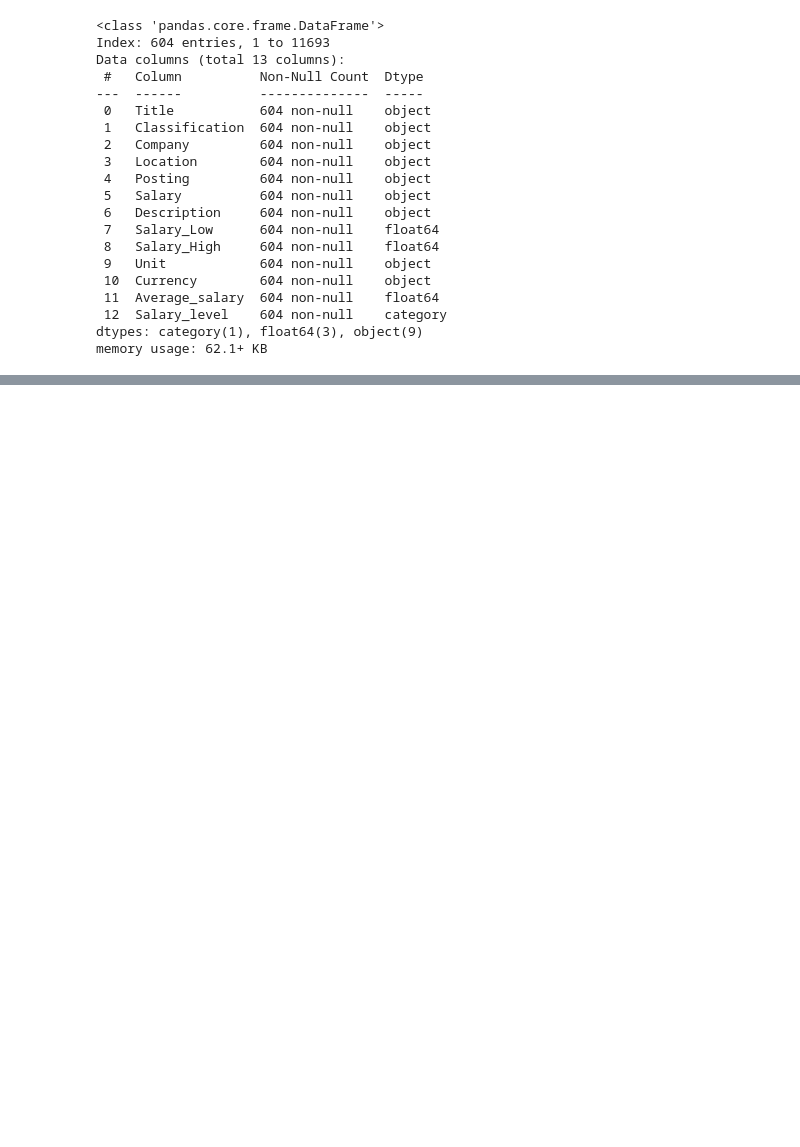
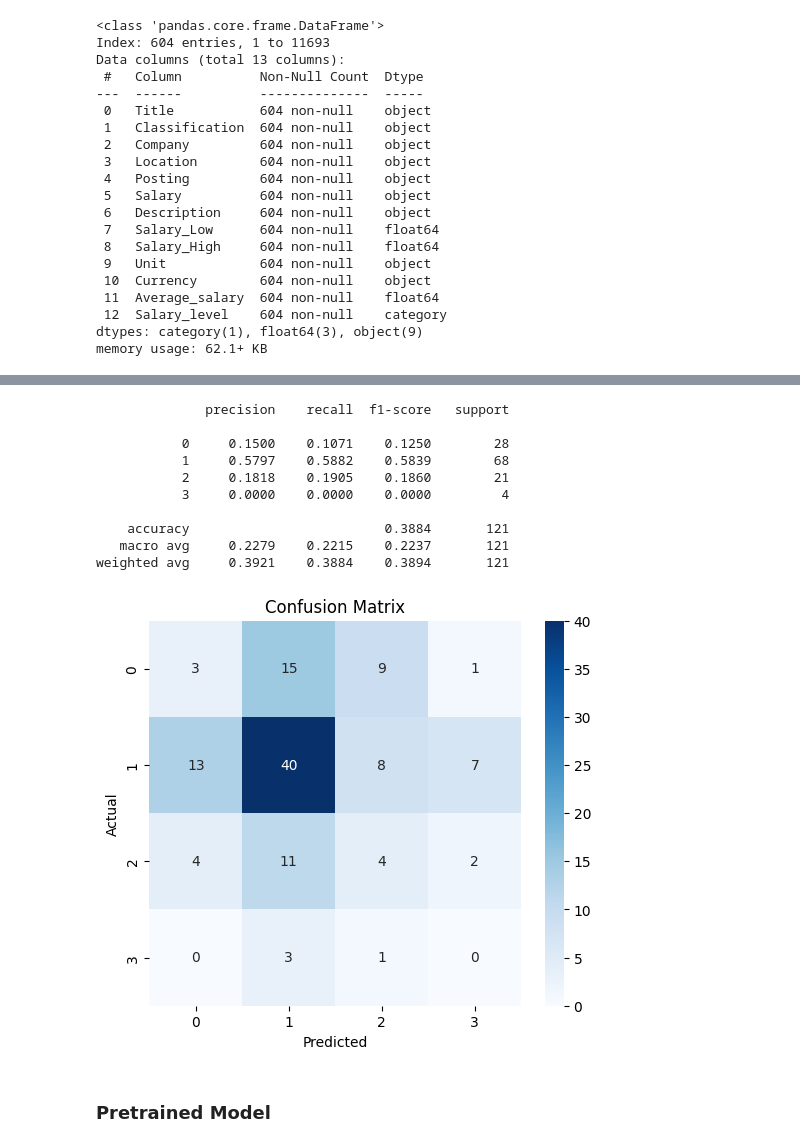
Before and after one commit to Jasman123/Web_scraping_and_Job_Analyze, a Jupyter notebook: Github_Project_WebScraping_Cities_featues.ipynb, the cells around one changed output, grey strips where cells are left out. Saved outputs shown, nothing was run; the diff lists cells and outputs as text; code cells hidden in the pictures; blank space fills up the shorter version.

```diff
--- a/Github_Project_WebScraping_Cities_featues.ipynb
+++ b/Github_Project_WebScraping_Cities_featues.ipynb
@@ -339,0 +362,4 @@ weighted avg       0.56      0.54      0.54       121
+# %%
+y_pred_probs = model.predict(val_ds)
+y_pred = np.argmax(y_pred_probs, axis=1)
+y_true = np.concatenate([y for x, y in val_ds], axis=0)
@@ -339,0 +368,28 @@ weighted avg       0.56      0.54      0.54       121
+# %%
+from sklearn.metrics import confusion_matrix
+import seaborn as sns
+import matplotlib.pyplot as plt
+from sklearn.metrics import classification_report
+
+print(classification_report(y_true, y_pred, digits=4))
+cm = confusion_matrix(y_true, y_pred)
+plt.figure(figsize=(6,5))
+sns.heatmap(cm, annot=True, fmt='d', cmap='Blues')
+plt.xlabel("Predicted")
+plt.ylabel("Actual")
+plt.title("Confusion Matrix")
+plt.show()
+# %% [output]
+              precision    recall  f1-score   support
+
+           0     0.1500    0.1071    0.1250        28
+           1     0.5797    0.5882    0.5839        68
+           2     0.1818    0.1905    0.1860        21
+           3     0.0000    0.0000    0.0000         4
+
+    accuracy                         0.3884       121
+   macro avg     0.2279    0.2215    0.2237       121
+weighted avg     0.3921    0.3884    0.3894       121
+[figure, added]
+# %% [markdown]
+### Pretrained Model
```
Also changed, not shown: parts of 23 cells of this notebook.
